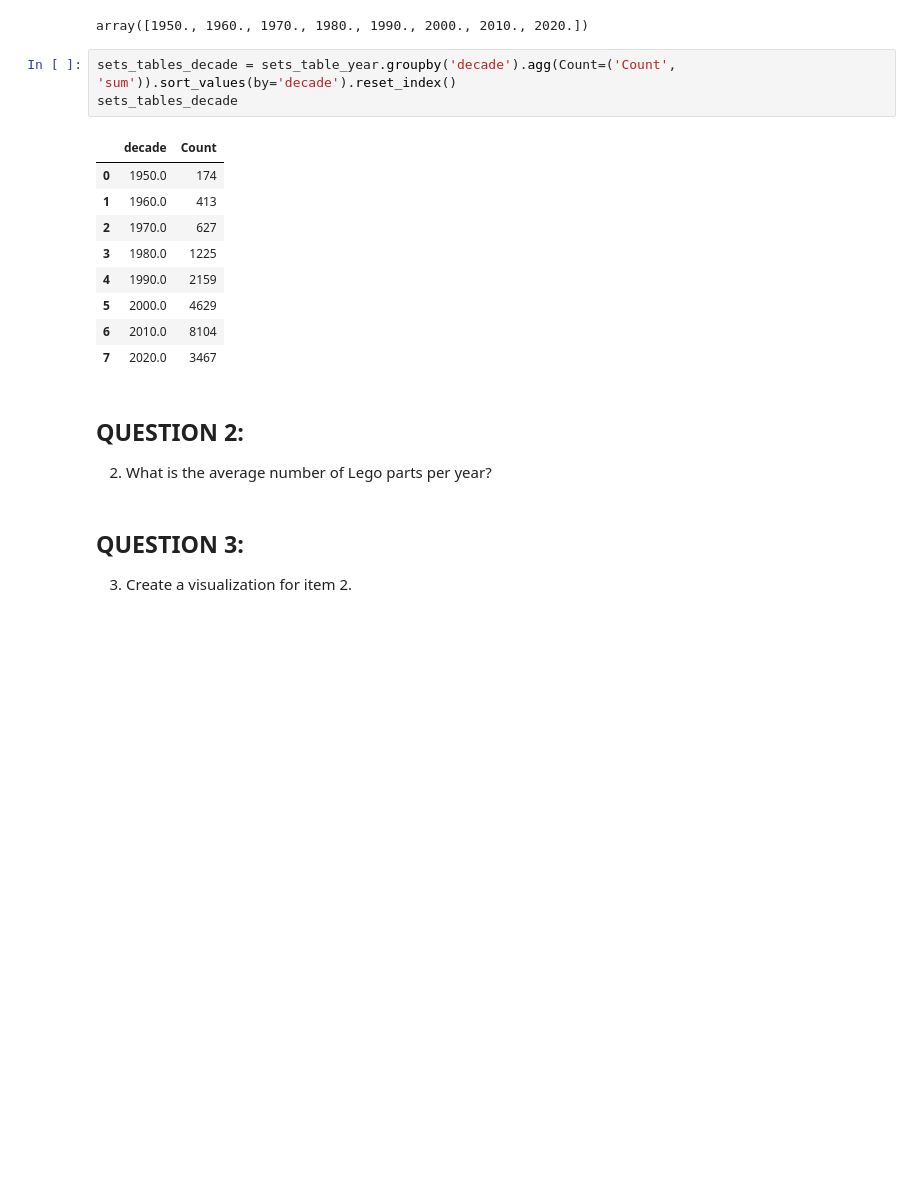
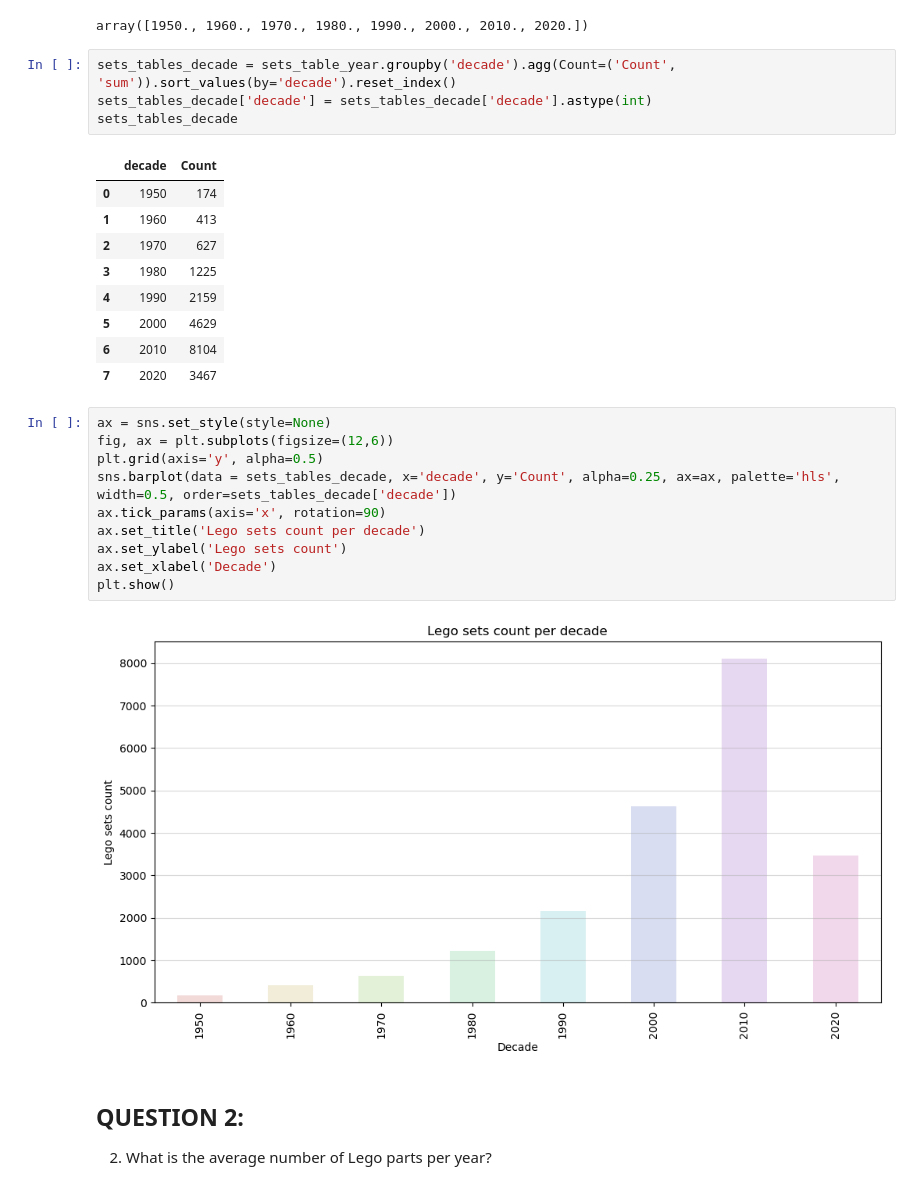
Before and after one commit to katarzynaadamczyk/data_analysis, a Jupyter notebook: lego_bricks/lego_analysis.ipynb, the cells around one changed output. Drawn from its saved outputs; the diff is of its cells as text; blank space fills up the shorter version.

```diff
--- a/lego_bricks/lego_analysis.ipynb
+++ b/lego_bricks/lego_analysis.ipynb
@@ -136,20 +175,30 @@ sets_table_year['decade'].unique()
 array([1950., 1960., 1970., 1980., 1990., 2000., 2010., 2020.])
 # %%
 sets_tables_decade = sets_table_year.groupby('decade').agg(Count=('Count', 'sum')).sort_values(by='decade').reset_index()
+sets_tables_decade['decade'] = sets_tables_decade['decade'].astype(int)
 sets_tables_decade
 # %% [output]
 |  | decade | Count |
-| 0 | 1950.0 | 174 |
-| 1 | 1960.0 | 413 |
-| 2 | 1970.0 | 627 |
-| 3 | 1980.0 | 1225 |
-| 4 | 1990.0 | 2159 |
-| 5 | 2000.0 | 4629 |
-| 6 | 2010.0 | 8104 |
-| 7 | 2020.0 | 3467 |
+| 0 | 1950 | 174 |
+| 1 | 1960 | 413 |
+| 2 | 1970 | 627 |
+| 3 | 1980 | 1225 |
+| 4 | 1990 | 2159 |
+| 5 | 2000 | 4629 |
+| 6 | 2010 | 8104 |
+| 7 | 2020 | 3467 |
+# %%
+ax = sns.set_style(style=None)
+fig, ax = plt.subplots(figsize=(12,6))
+plt.grid(axis='y', alpha=0.5)
+sns.barplot(data = sets_tables_decade, x='decade', y='Count', alpha=0.25, ax=ax, palette='hls', width=0.5, order=sets_tables_decade['decade'])
+ax.tick_params(axis='x', rotation=90)
+ax.set_title('Lego sets count per decade')
+ax.set_ylabel('Lego sets count')
+ax.set_xlabel('Decade')
+plt.show()
+# %% [output]
+[figure, added]
 # %% [markdown]
 ## QUESTION 2:
 2. What is the average number of Lego parts per year?
-# %% [markdown]
-## QUESTION 3:
-3. Create a visualization for item 2.
```
Also changed, not shown: parts of 11 cells of this notebook.
